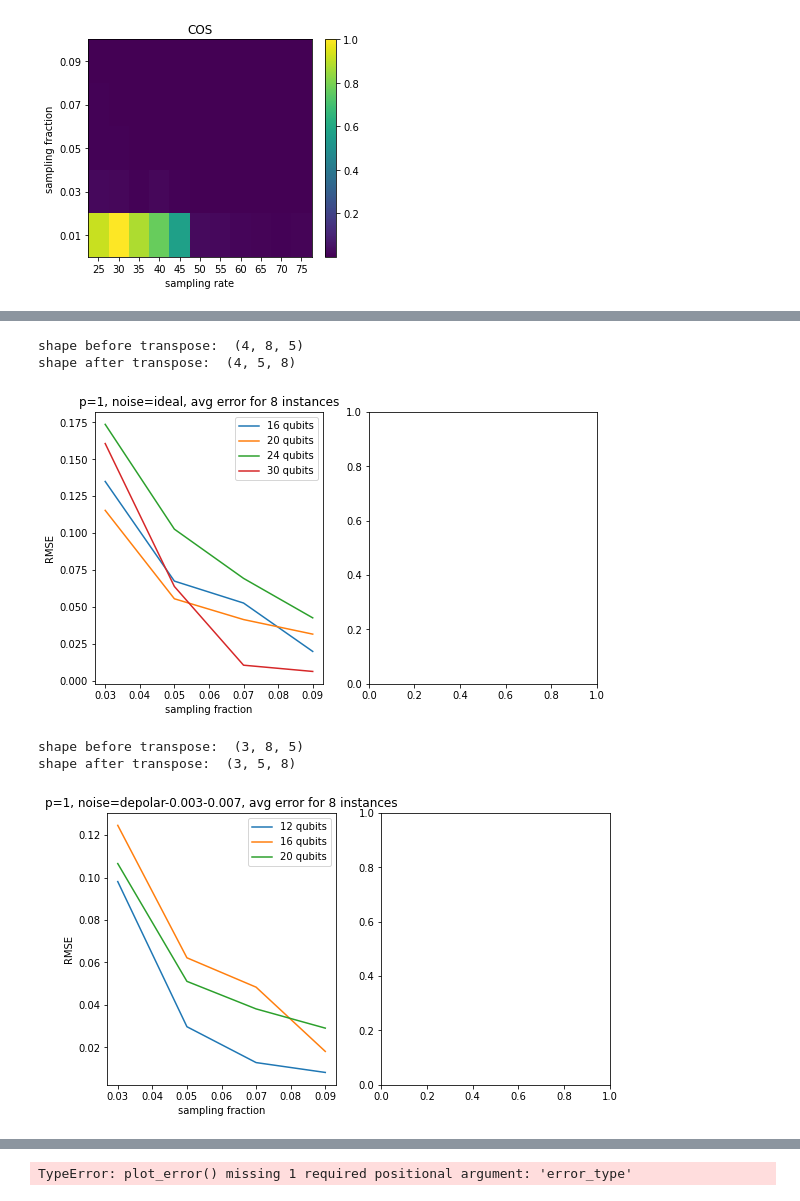
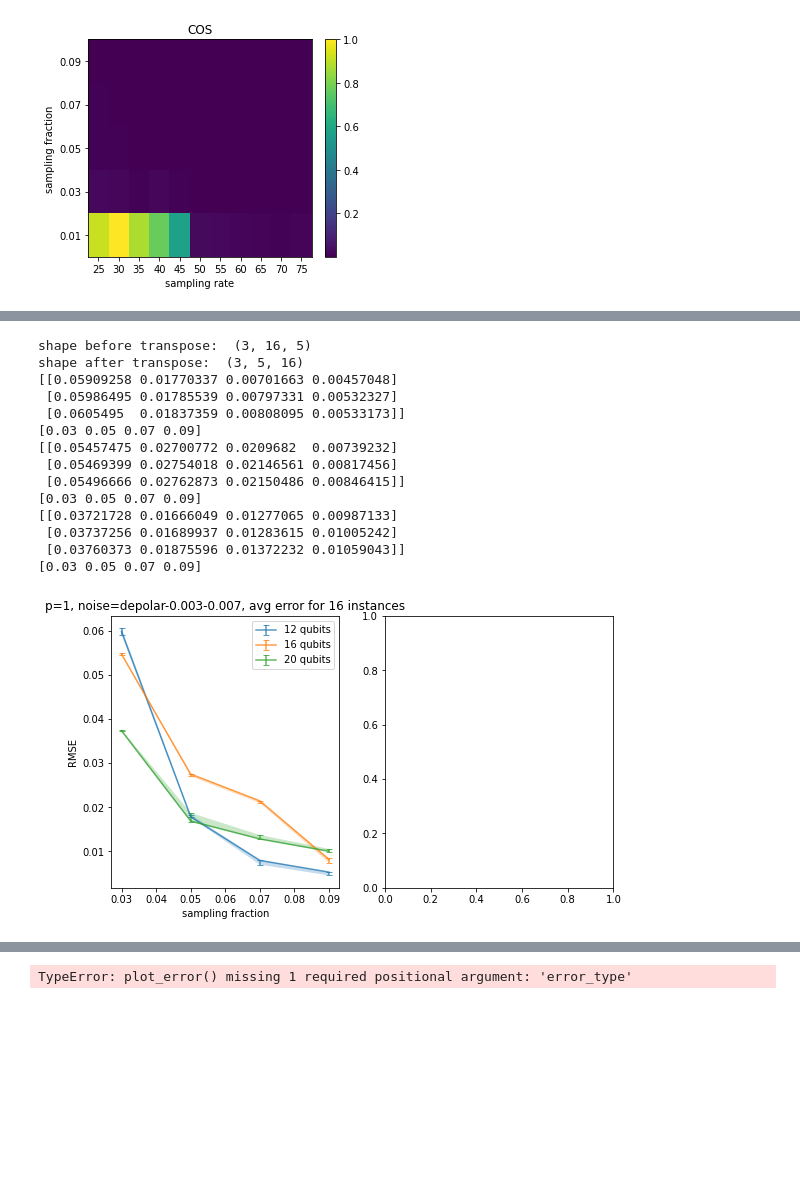
Before and after one commit to kunliu7/oscar, a Jupyter notebook: vis_figs_section4_recon_error.ipynb, the cells around one changed output, grey strips where cells are left out. Cells and saved outputs as stored; diff of their text form; code cells hidden in the pictures; blank space fills up the shorter version.

```diff
--- a/vis_figs_section4_recon_error.ipynb
+++ b/vis_figs_section4_recon_error.ipynb
@@ -158,19 +201,23 @@ def vis_maxcut(p: int, noise: str, error_type: str):
 # %%
 
-# Sec4A, ideal, p=1
-vis_maxcut(p=1, noise="ideal", error_type="MSE")
+# Sec4B, noisy, p=1
+vis_maxcut(p=1, noise="depolar-0.003-0.007", error_type="MSE")
 # %% [output]
-shape before transpose:  (4, 8, 5)
-shape after transpose:  (4, 5, 8)
+shape before transpose:  (3, 16, 5)
+shape after transpose:  (3, 5, 16)
+[[0.05909258 0.01770337 0.00701663 0.00457048]
+ [0.05986495 0.01785539 0.00797331 0.00532327]
+ [0.0605495  0.01837359 0.00808095 0.00533173]]
+[0.03 0.05 0.07 0.09]
+[[0.05457475 0.02700772 0.0209682  0.00739232]
+ [0.05469399 0.02754018 0.02146561 0.00817456]
+ [0.05496666 0.02762873 0.02150486 0.00846415]]
+[0.03 0.05 0.07 0.09]
+[[0.03721728 0.01666049 0.01277065 0.00987133]
+ [0.03737256 0.01689937 0.01283615 0.01005242]
+ [0.03760373 0.01875596 0.01372232 0.01059043]]
+[0.03 0.05 0.07 0.09]
-[figure, old version]
+[figure, new version]
-# %%
-
-# Sec4B, noise-2, p=1
-vis_maxcut(p=1, noise="depolar-0.003-0.007", error_type="MSE")
-# %% [output]
-shape before transpose:  (3, 8, 5)
-shape after transpose:  (3, 5, 8)
-[figure, removed]
 # %%
 
 # Sec4C, ideal, p=2
```
Also changed, not shown: parts of 9 cells of this notebook.
